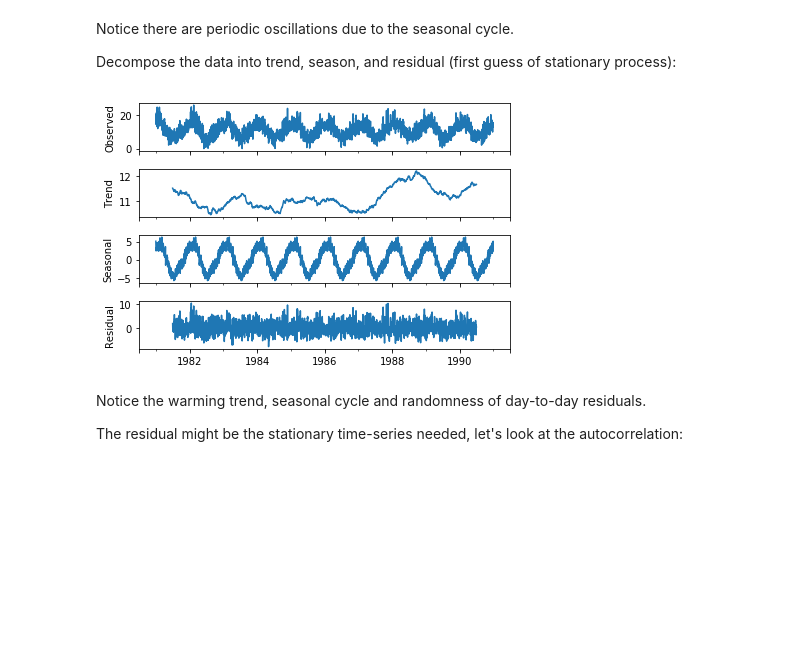
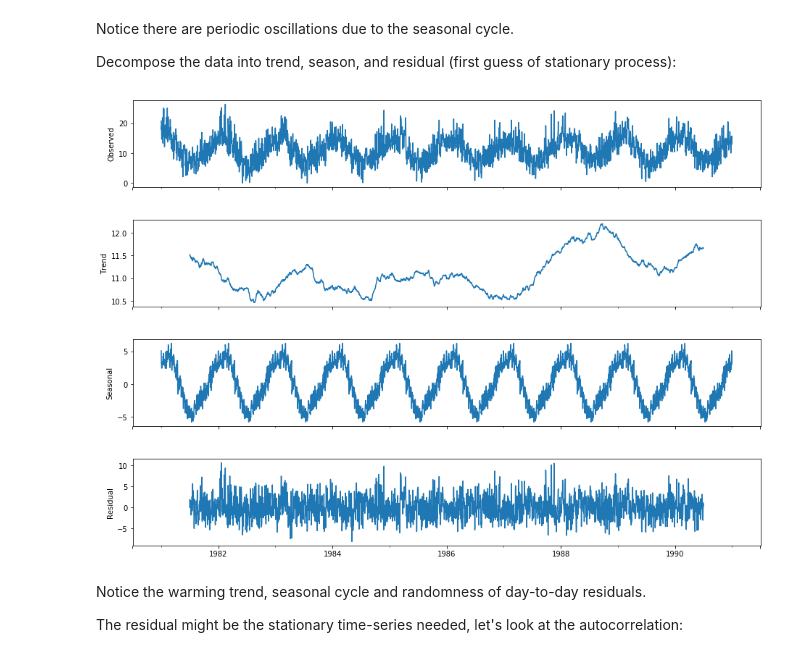
Before and after one commit to gchen0119/ARIMA, a Jupyter notebook: arima_min_temp.ipynb, the cells around one changed output. Cells and saved outputs as stored; diff of their text form; code cells hidden in the pictures; blank space fills up the shorter version.

```diff
--- a/arima_min_temp.ipynb
+++ b/arima_min_temp.ipynb
@@ -58,10 +57,11 @@ Decompose the data into trend, season, and residual (first guess of stationary p
 # %%
 from statsmodels.tsa.seasonal import seasonal_decompose
 decomposition = seasonal_decompose(y, model='additive',freq=365) # 365 is the sampling freq (N/T) in a period T=year
-decomposition.plot()
+fig = decomposition.plot()
+fig.set_size_inches(14,10)
 pyplot.show()
 # %% [output]
-[figure, old version]
+[figure, new version]
 # %% [markdown]
 Notice the warming trend, seasonal cycle and randomness of day-to-day residuals.
 
```
Also changed, not shown: parts of 6 cells of this notebook, 1 other file.
